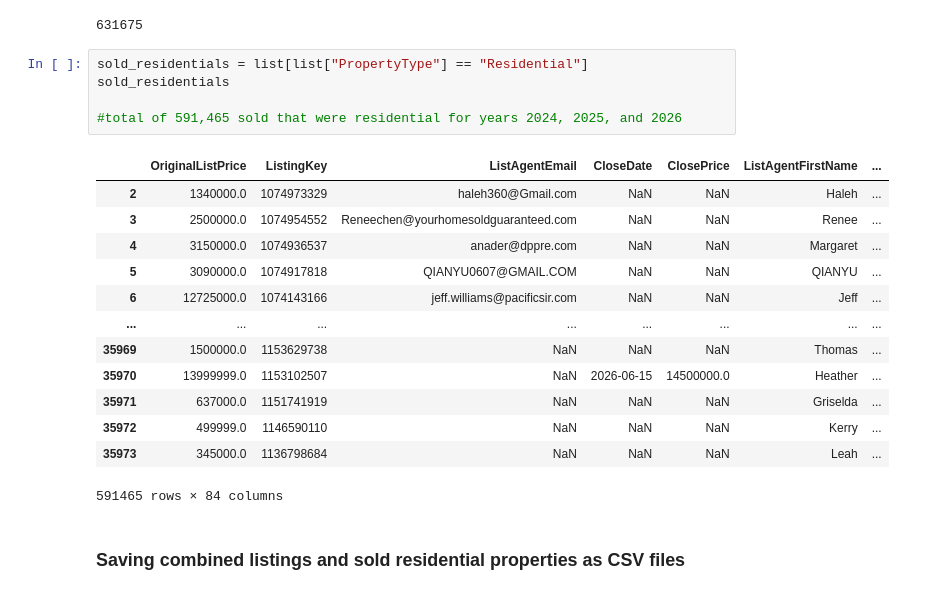
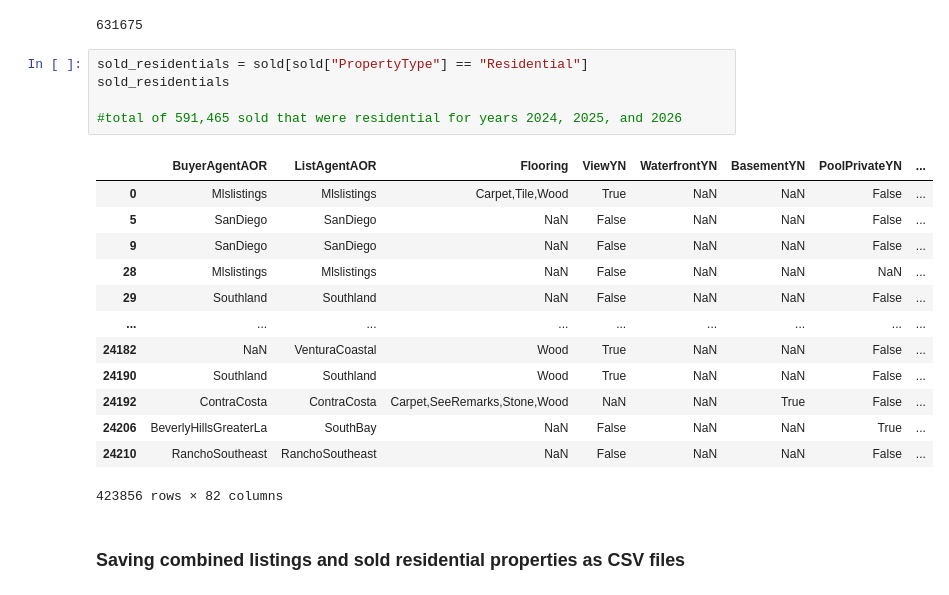
Before and after one commit to anushanamburu/idx-exchange-internship, a Jupyter notebook: Week1.ipynb, the cells around one changed output. Drawn from its saved outputs; the diff is of its cells as text.

```diff
--- a/Week1.ipynb
+++ b/Week1.ipynb
@@ -191,24 +191,24 @@ len(sold)
 [631675 rows x 82 columns]
 631675
 # %%
-sold_residentials = list[list["PropertyType"] == "Residential"]
+sold_residentials = sold[sold["PropertyType"] == "Residential"]
 sold_residentials
 
 #total of 591,465 sold that were residential for years 2024, 2025, and 2026
 # %% [output]
-|  | OriginalListPrice | ListingKey | ListAgentEmail | CloseDate | ClosePrice | ListAgentFirstName | ... |
-| 2 | 1340000.0 | 1074973329 | haleh360@Gmail.com | NaN | NaN | Haleh | ... |
-| 3 | 2500000.0 | 1074954552 | Reneechen@yourhomesoldguaranteed.com | NaN | NaN | Renee | ... |
-| 4 | 3150000.0 | 1074936537 | anader@dppre.com | NaN | NaN | Margaret | ... |
-| 5 | 3090000.0 | 1074917818 | QIANYU0607@GMAIL.COM | NaN | NaN | QIANYU | ... |
-| 6 | 12725000.0 | 1074143166 | jeff.williams@pacificsir.com | NaN | NaN | Jeff | ... |
-| ... | ... | ... | ... | ... | ... | ... | ... |
-| 35969 | 1500000.0 | 1153629738 | NaN | NaN | NaN | Thomas | ... |
-| 35970 | 13999999.0 | 1153102507 | NaN | 2026-06-15 | 14500000.0 | Heather | ... |
-| 35971 | 637000.0 | 1151741919 | NaN | NaN | NaN | Griselda | ... |
-| 35972 | 499999.0 | 1146590110 | NaN | NaN | NaN | Kerry | ... |
-| 35973 | 345000.0 | 1136798684 | NaN | NaN | NaN | Leah | ... |
+|  | BuyerAgentAOR | ListAgentAOR | Flooring | ViewYN | WaterfrontYN | BasementYN | PoolPrivateYN | ... |
+| 0 | Mlslistings | Mlslistings | Carpet,Tile,Wood | True | NaN | NaN | False | ... |
+| 5 | SanDiego | SanDiego | NaN | False | NaN | NaN | False | ... |
+| 9 | SanDiego | SanDiego | NaN | False | NaN | NaN | False | ... |
+| 28 | Mlslistings | Mlslistings | NaN | False | NaN | NaN | NaN | ... |
+| 29 | Southland | Southland | NaN | False | NaN | NaN | False | ... |
+| ... | ... | ... | ... | ... | ... | ... | ... | ... |
+| 24182 | NaN | VenturaCoastal | Wood | True | NaN | NaN | False | ... |
+| 24190 | Southland | Southland | Wood | True | NaN | NaN | False | ... |
+| 24192 | ContraCosta | ContraCosta | Carpet,SeeRemarks,Stone,Wood | NaN | NaN | True | False | ... |
+| 24206 | BeverlyHillsGreaterLa | SouthBay | NaN | False | NaN | NaN | True | ... |
+| 24210 | RanchoSoutheast | RanchoSoutheast | NaN | False | NaN | NaN | False | ... |
-591465 rows × 84 columns
+423856 rows × 82 columns
 # %% [markdown]
 ### Saving combined listings and sold residential properties as CSV files
 # %%
```
Also changed, not shown: 5 other files.
